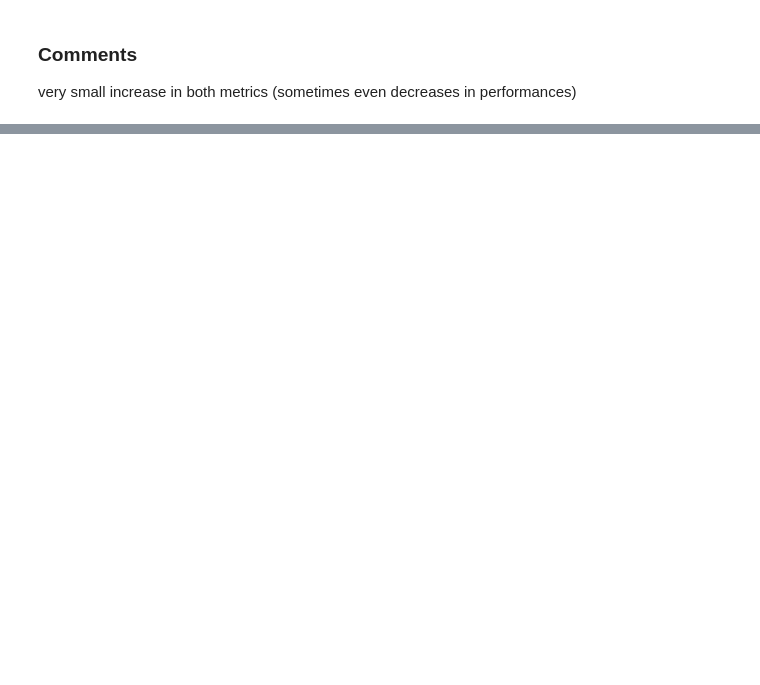
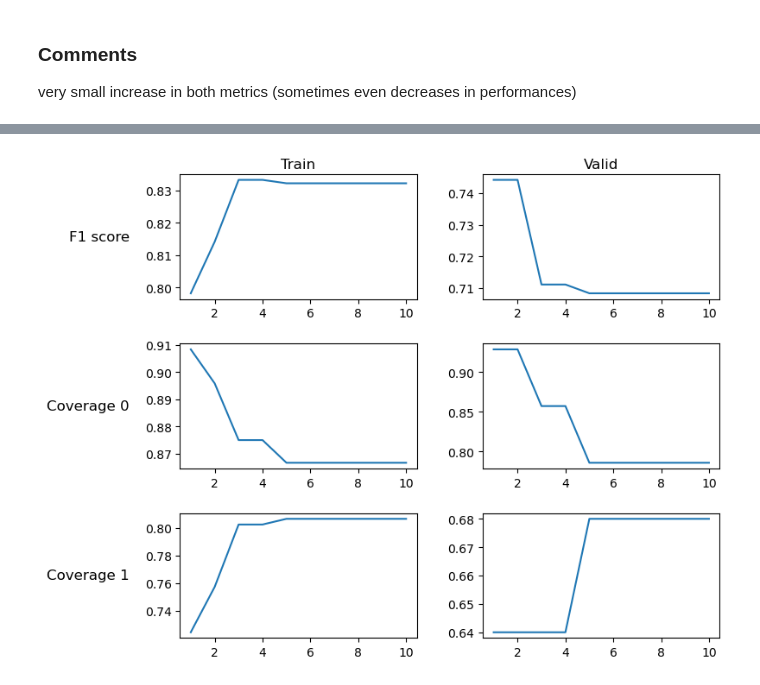
Before and after one commit to mbrassart001/bounding_ML_decision, a Jupyter notebook: freeze_approx.ipynb, the cells around one changed output, grey strips where cells are left out. Cells and saved outputs as stored; diff of their text form; code cells hidden in the pictures; blank space fills up the shorter version.

Commit message:
plot iterative added approx with asymBCELoss

```diff
--- a/freeze_approx.ipynb
+++ b/freeze_approx.ipynb
@@ -216,0 +193,57 @@ Coverage [0]        0.726          0.519
+# %%
+model = BlankNet()
+criterion = AsymBCELoss(2)
+
+n_apx = 10
+
+apx_metrics = {"train/f1": [], "train/cov0": [], "train/cov1": [], "valid/f1": [], "valid/cov0": [], "valid/cov1": []}
+for apxi in (f"apx{i}" for i in range(1, n_apx+1)):
+    for param in model.parameters():
+        param.requires_grad = False
+    model.net.nets.add_module(apxi, ApproxNet())
+    optimizer = Adam(getattr(model.net.nets, apxi).parameters(), lr=1e-2, weight_decay=1e-6)
+
+    f1t, covt, f1v , covv = eval_model(x_train, y_train, x_valid, y_valid, model, criterion, optimizer)
+    apx_metrics["train/f1"].append(f1t)
+    apx_metrics["train/cov0"].append(covt[0])
+    apx_metrics["train/cov1"].append(covt[1])
+    apx_metrics["valid/f1"].append(f1v)
+    apx_metrics["valid/cov0"].append(covv[0])
+    apx_metrics["valid/cov1"].append(covv[1])
+# %%
+fig, axs = plt.subplots(3,2)
+
+x_axis = list(range(1, n_apx+1))
+axs[0, 0].plot(x_axis, apx_metrics["train/f1"])
+axs[1, 0].plot(x_axis, apx_metrics["train/cov0"])
+axs[2, 0].plot(x_axis, apx_metrics["train/cov1"])
+axs[0, 1].plot(x_axis, apx_metrics["valid/f1"])
+axs[1, 1].plot(x_axis, apx_metrics["valid/cov0"])
+axs[2, 1].plot(x_axis, apx_metrics["valid/cov1"])
+
+# axs[0, 0].set_ylim(0,1)
+# axs[1, 0].set_ylim(0,1)
+# axs[2, 0].set_ylim(0,1)
+# axs[0, 1].set_ylim(0,1)
+# axs[1, 1].set_ylim(0,1)
+# axs[2, 1].set_ylim(0,1)
+
+cols = ["Train", "Valid"]
+rows = ["F1 score", "Coverage 0", "Coverage 1"]
+
+pad = 5 #
+
+for ax, col in zip(axs[0], cols):
+    ax.annotate(col, xy=(0.5, 1), xytext=(0, pad),
+                xycoords='axes fraction', textcoords='offset points',
+                size='large', ha='center', va='baseline')
+
+for ax, row in zip(axs[:,0], rows):
+    ax.annotate(row, xy=(0, 0.5), xytext=(-ax.yaxis.labelpad - pad, 0),
+                xycoords=ax.yaxis.label, textcoords='offset points',
+                size='large', ha='right', va='center')
+
+fig.tight_layout()
+fig.subplots_adjust(left=0, top=1.2)
+# %% [output]
+[figure, added]
```
Also changed, not shown: parts of 5 cells of this notebook.
